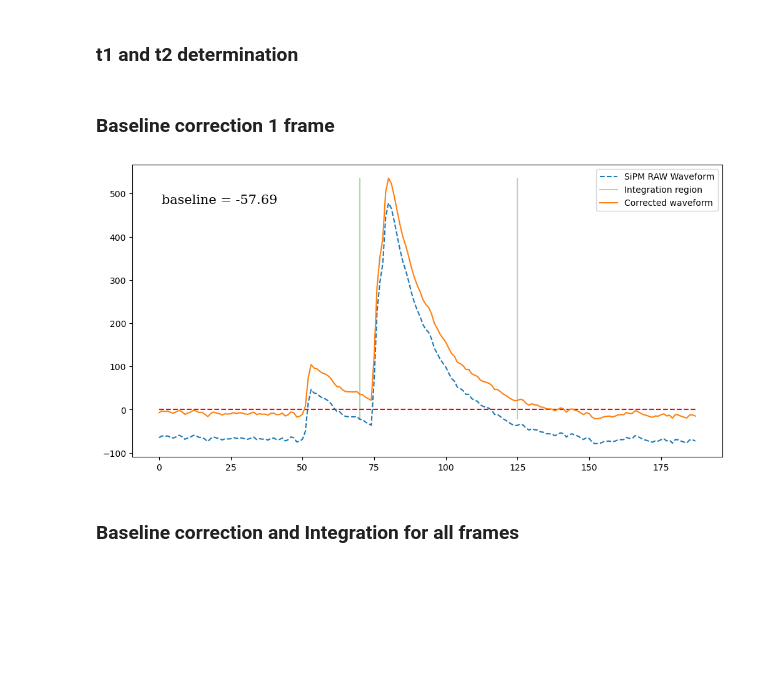
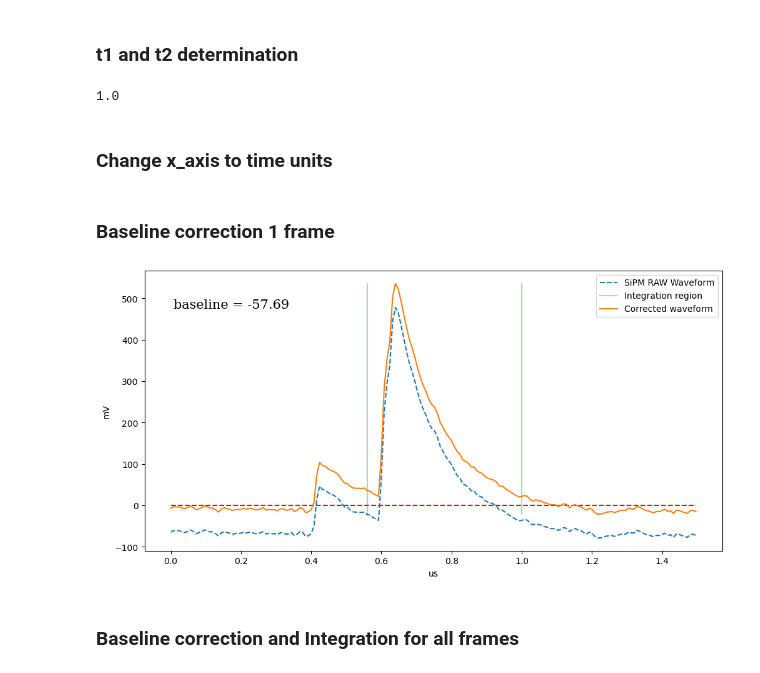
Before and after one commit to mariandbt/python, a Jupyter notebook: notebooks/SiPM_PMT_single_pe_20230306.ipynb, the cells around one changed output. Saved outputs shown, nothing was run; the diff lists cells and outputs as text; code cells hidden in the pictures; blank space fills up the shorter version.

```diff
--- a/notebooks/SiPM_PMT_single_pe_20230306.ipynb
+++ b/notebooks/SiPM_PMT_single_pe_20230306.ipynb
@@ -67,8 +67,12 @@ def gauss_sum5(x, a0,  mu0, sigma0, a1, mu1, sigma1, a2, mu2, sigma2, a3, mu3, s
 ### Data
 # %%
 data = []
+time_bin = -1.
 with open(filename[1],'r', encoding='ascii') as fp:
     for i, line in enumerate(fp):
+        if (time_bin < 0.) & (any(c == '=' for c in line)):
+            print('Time bin = ', line.split(' = ')[:][1])
+            time_bin = float(line.split(' = ')[:][1].split(' ')[0])
         if any(c.isalpha() for c in line) == False:
             data.append(np.asarray(line.split('\t')[:-1], dtype=float))
 fp.close()
@@ -78,3 +82,5 @@ waveform = np.array(data)
 
 n_points = int(waveform[:, 0].max() + 1)
 n_frames = int(len(waveform)/n_points)
+
+# waveform[:, 0] = waveform[:, 0]*time_bin
@@ -106,6 +114,14 @@ ax.set_title(detect[ch] + LED[1] + ' RAW Waveform');
 # t2 = n_points
 t1 = 70
 t2 = 125
+# %%
+t2*time_bin
+# %% [output]
+1.0
+# %% [markdown]
+### Change x_axis to time units
+# %%
+waveform[:, 0] = waveform[:, 0]*time_bin
 # %% [markdown]
 ### Baseline correction 1 frame
 # %%
@@ -122,36 +138,39 @@ t0 = t1 + int(np.where(wave[:, ch][t1 : t2] == wave[:, ch][t1 : t2].max())[0][0]
 # x_ax_pre = x_ax[:t0 - dt_izq].copy()
 
 # post_base = wave[:, ch][t0 + dt_dch:].copy()
 # x_ax_post = x_ax[t0 + dt_dch:].copy()
 
 # base = []
 # base.append(pre_base.mean())
 # base.append(post_base.mean())
 
 # using a mask_______________________________________________
 threshold = 0.
 mask = wave[:, ch] < threshold
 base = wave[:, ch][mask]
 
 baseline = np.array(base).mean()
 
 ax.plot(x_ax, wave[:, ch], '--', label = detect[ch] + ' RAW Waveform')
 
 wave[:, ch] = wave[:, ch] - baseline # NOW THE WAVEFORM IS CORRECTED
 
 ax.plot(x_ax, 0*np.ones(len(x_ax)), '--r')
-ax.plot(t1*np.ones(len(x_ax)), wave[:, ch], '-g', alpha = 0.3, label = 'Integration region') # t1 from time interval
-ax.plot(t2*np.ones(len(x_ax)), wave[:, ch], '-g', alpha = 0.3) # t2 from time interval
+ax.plot(t1*time_bin*np.ones(len(x_ax)), wave[:, ch], '-g', alpha = 0.3, label = 'Integration region') # t1 from time interval
+ax.plot(t2*time_bin*np.ones(len(x_ax)), wave[:, ch], '-g', alpha = 0.3) # t2 from time interval
 
 ax.plot(x_ax, wave[:, ch], '-', label = 'Corrected waveform')
+
+ax.set_ylabel('mV')
+ax.set_xlabel('us')
 
 ax.legend(loc = 'best')
 
 ax.text(0.05, .9, 'baseline = %.2f'%(baseline), transform=ax.transAxes,
         fontsize=15, verticalalignment='top', fontfamily='serif',
         bbox=dict(facecolor='1.', edgecolor='none', pad=3.0));
 # %% [output]
-[figure, old version]
+[figure, new version]
 # %% [markdown]
 ### Baseline correction and Integration for all frames
 # %%
```
Also changed, not shown: parts of 11 cells of this notebook, 5 other files.
